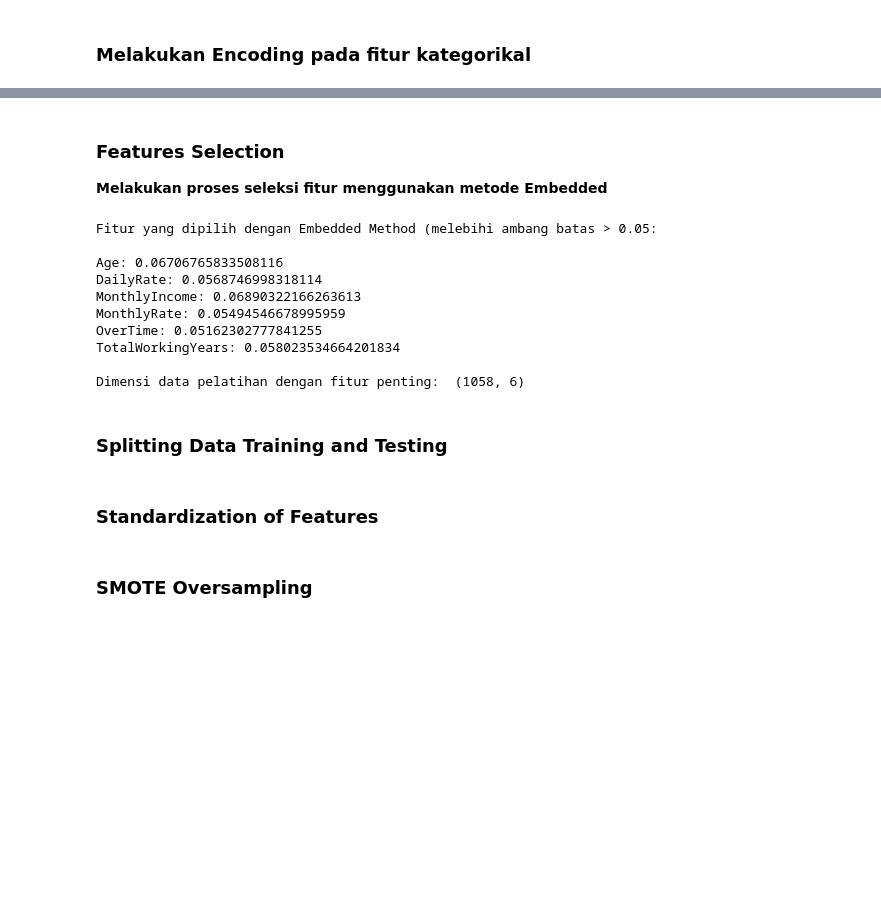
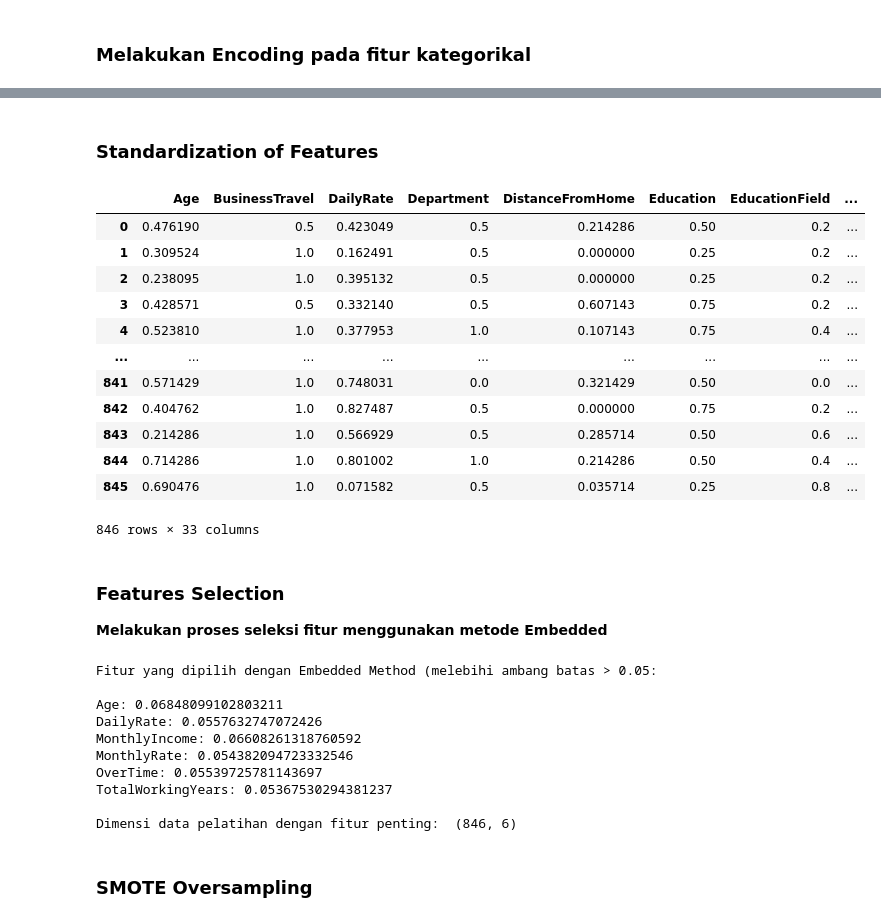
Before and after one commit to Refanz/human-resource-data-science, a Jupyter notebook: notebook.ipynb, the cells around one changed output, grey strips where cells are left out. Drawn from its saved outputs; the diff is of its cells as text; code cells hidden in the pictures; blank space fills up the shorter version.

```diff
--- a/notebook.ipynb
+++ b/notebook.ipynb
@@ -521,14 +501,36 @@ employee_encode_df.sample(5)
+# %% [markdown]
+### Standardization of Features
+# %%
+scaler = MinMaxScaler()
+
+X_train_std = scaler.fit_transform(X_train_encoded)
+X_test_std = scaler.transform(X_test_encoded)
+
+X_train_std = pd.DataFrame(X_train_std, columns=X_train.columns)
+X_test_std = pd.DataFrame(X_test_std, columns=X_test.columns)
+
+X_train_std
+# %% [output]
+|  | Age | BusinessTravel | DailyRate | Department | DistanceFromHome | Education | EducationField | ... |
+| 0 | 0.476190 | 0.5 | 0.423049 | 0.5 | 0.214286 | 0.50 | 0.2 | ... |
+| 1 | 0.309524 | 1.0 | 0.162491 | 0.5 | 0.000000 | 0.25 | 0.2 | ... |
+| 2 | 0.238095 | 1.0 | 0.395132 | 0.5 | 0.000000 | 0.25 | 0.2 | ... |
+| 3 | 0.428571 | 0.5 | 0.332140 | 0.5 | 0.607143 | 0.75 | 0.2 | ... |
+| 4 | 0.523810 | 1.0 | 0.377953 | 1.0 | 0.107143 | 0.75 | 0.4 | ... |
+| ... | ... | ... | ... | ... | ... | ... | ... | ... |
+| 841 | 0.571429 | 1.0 | 0.748031 | 0.0 | 0.321429 | 0.50 | 0.0 | ... |
+| 842 | 0.404762 | 1.0 | 0.827487 | 0.5 | 0.000000 | 0.75 | 0.2 | ... |
+| 843 | 0.214286 | 1.0 | 0.566929 | 0.5 | 0.285714 | 0.50 | 0.6 | ... |
+| 844 | 0.714286 | 1.0 | 0.801002 | 1.0 | 0.214286 | 0.50 | 0.4 | ... |
+| 845 | 0.690476 | 1.0 | 0.071582 | 0.5 | 0.035714 | 0.25 | 0.8 | ... |
+846 rows × 33 columns
 # %% [markdown]
 ### Features Selection
 
 **Melakukan proses seleksi fitur menggunakan metode Embedded**
 # %%
-# Memisahkan data menjadi fitur dan label
-X = employee_encode_df.drop(columns=['Attrition'])
-y = employee_encode_df['Attrition']
-
 rf_model = RandomForestClassifier(n_estimators=100, random_state=42)
-rf_model.fit(X, y)
+rf_model.fit(X_train_std, y_train)
 
 importance = rf_model.feature_importances_
 indices = np.argsort(importance)[::-1]
@@ -538,23 +540,24 @@ importance_features_indices = [i for i in range(len(importance)) if importance[i
 
 print("Fitur yang dipilih dengan Embedded Method (melebihi ambang batas > 0.05:\n")
 for i in importance_features_indices:
-    print(f"{X.columns[i]}: {importance[i]}")
+    print(f"{X_train_std.columns[i]}: {importance[i]}")
 
-importance_features = X.columns[importance_features_indices]
+importance_features = X_train_std.columns[importance_features_indices]
 
-X_important = X[importance_features]
+X_important = X_train_std[importance_features]
+
+# Menggunakan fitur penting pada data test
+X_test_final = X_test_std[importance_features]
 
 print("\nDimensi data pelatihan dengan fitur penting: ", X_important.shape)
 # %% [output]
 Fitur yang dipilih dengan Embedded Method (melebihi ambang batas > 0.05:
 
-Age: 0.06706765833508116
-DailyRate: 0.0568746998318114
-MonthlyIncome: 0.06890322166263613
-MonthlyRate: 0.05494546678995959
-OverTime: 0.05162302777841255
-TotalWorkingYears: 0.058023534664201834
+Age: 0.06848099102803211
+DailyRate: 0.0557632747072426
+MonthlyIncome: 0.06608261318760592
+MonthlyRate: 0.054382094723332546
+OverTime: 0.05539725781143697
+TotalWorkingYears: 0.05367530294381237
 
-Dimensi data pelatihan dengan fitur penting:  (1058, 6)
+Dimensi data pelatihan dengan fitur penting:  (846, 6)
-# %% [markdown]
-### Splitting Data Training and Testing
@@ -563,2 +563,0 @@ X_train, X_test, y_train, y_test = train_test_split(X_important, y, test_size=0.
-# %% [markdown]
-### Standardization of Features
```
Also changed, not shown: parts of 21 cells of this notebook, 6 other files.
